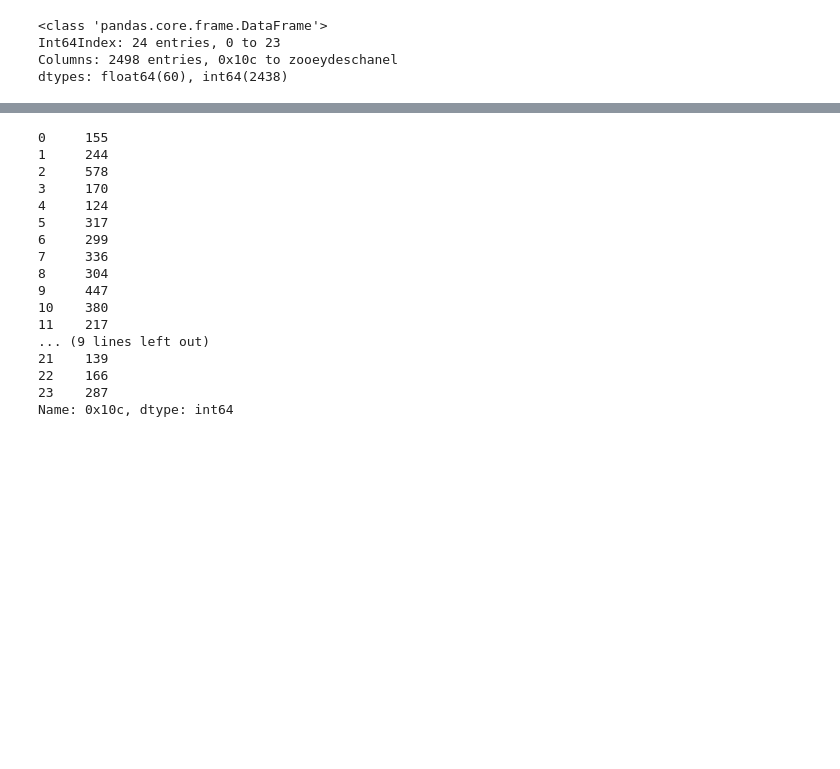
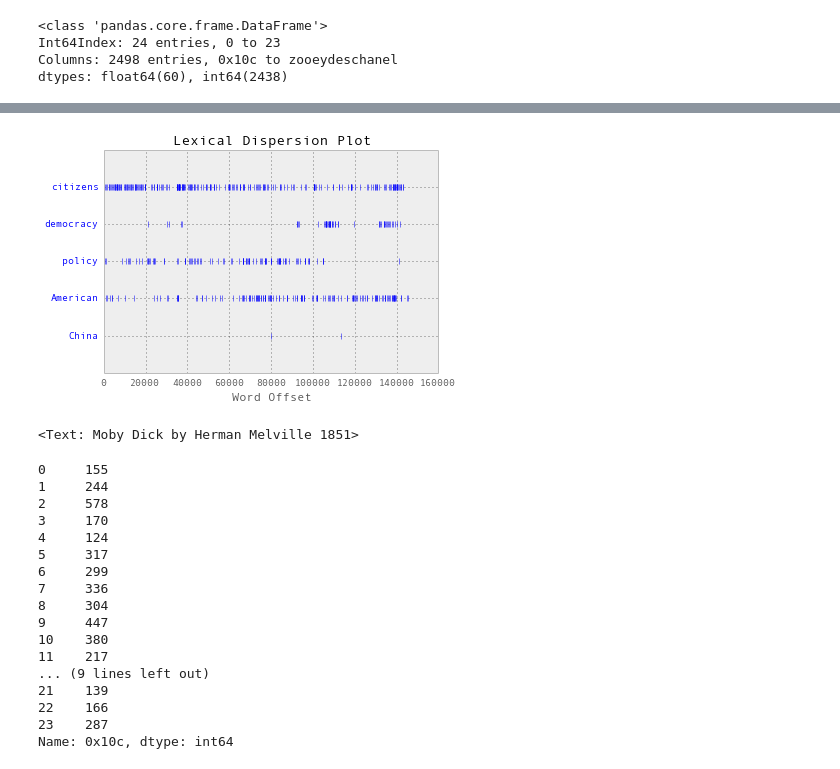
Before and after one commit to grepJimmyGu/capstone, a Jupyter notebook: Project.ipynb, the cells around one changed output, grey strips where cells are left out. Drawn from its saved outputs; the diff is of its cells as text; code cells hidden in the pictures; blank space fills up the shorter version.

```diff
--- a/Project.ipynb
+++ b/Project.ipynb
@@ -143,3 +165,11 @@ test = pd.DataFrame({'Hello': range(24)})
+# %%
+text4.dispersion_plot(["citizens","democracy","policy","American","China"])
+type (text4)
+len(text1)
+Top_Content[0]
+# %% [output]
+[figure, added]
+<Text: Moby Dick by Herman Melville 1851>
 # %%
 Time_care.T.median().plot(kind = 'line')
 # print Time_care.T.max()
```
Also changed, not shown: parts of 12 cells of this notebook.
